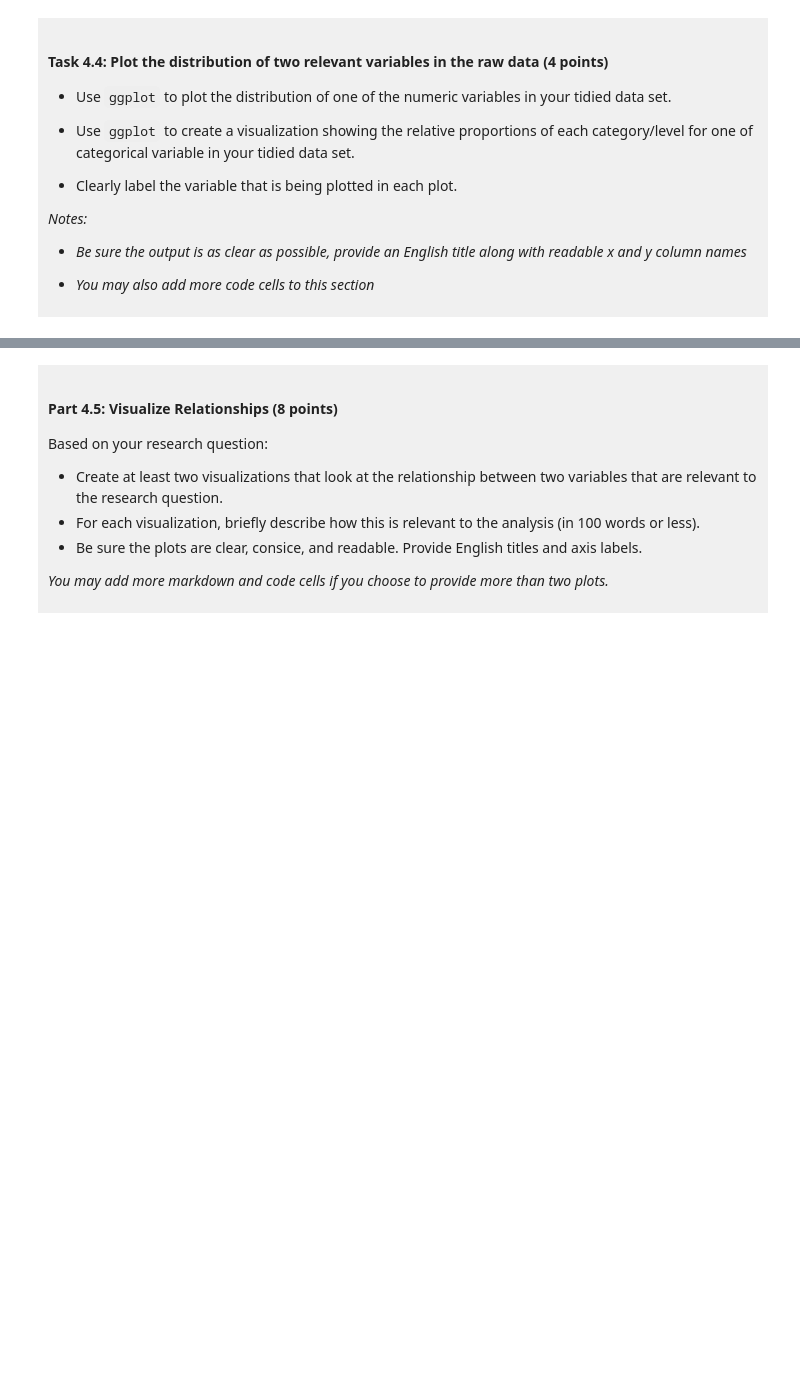
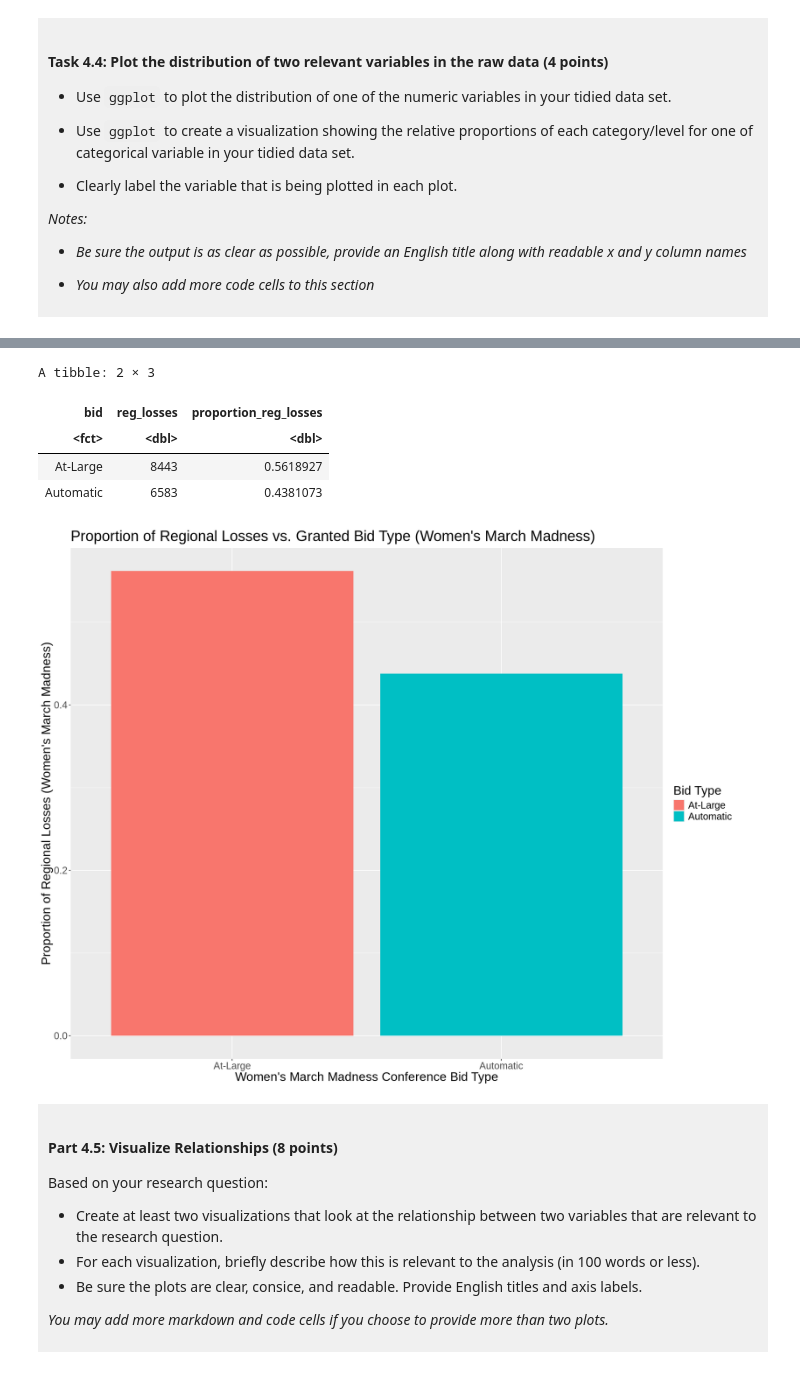
Before and after one commit to saahithikasa-max/dsci-100-project-saahithi-kasa, a Jupyter notebook: dsci-100-project-notebook.ipynb, the cells around one changed output, grey strips where cells are left out. Drawn from its saved outputs; the diff is of its cells as text; code cells hidden in the pictures; blank space fills up the shorter version.

```diff
--- a/dsci-100-project-notebook.ipynb
+++ b/dsci-100-project-notebook.ipynb
@@ -309,5 +353,32 @@ You will refine your research question (if needed) and produce a tidy data set.
 # %%
 ### EDIT THIS CODE CELL FOR PLOT 2 ###
+# Use ggplot to create a visualization showing the relative proportions of each category/level for one of categorical variable in your tidied data set.
+ # plot categorical variables for bids against regional losses
+
+options(repr.plot.width = 15, repr.plot.height = 12)
+
+reg_losses_proportions <- tidy_womens_march_madness |>
+                          group_by(bid) |>
+                          summarize(reg_losses = sum(reg_losses = sum(reg_losses, na.rm = TRUE))) |> # summarize function takes total of all regional loss values for each bid type
+                          mutate(proportion_reg_losses = (reg_losses/sum(reg_losses))) # divides total reg_losses values by their sums, generating their respective proportions
+reg_losses_proportions
+
+reg_losses_plot <- reg_losses_proportions |>
+                   ggplot(aes(x = bid, y = proportion_reg_losses, fill = bid)) +
+                   geom_bar(stat = "identity") +
+                   labs(x = "Women's March Madness Conference Bid Type",
+                        y = "Proportion of Regional Losses (Women's March Madness)",
+                        fill = "Bid Type",
+                        title = "Proportion of Regional Losses vs. Granted Bid Type (Women's March Madness)") +
+                   theme(text = element_text(size = 19))
+reg_losses_plot
+# %% [output]
+A tibble: 2 × 3
+| bid | reg_losses | proportion_reg_losses |
+| <fct> | <dbl> | <dbl> |
+| At-Large | 8443 | 0.5618927 |
+| Automatic | 6583 | 0.4381073 |
+[figure, added]
 # %% [markdown]
 <div style="background-color: #f0f0f0; padding: 10px;">
 
```
Also changed, not shown: parts of 9 cells of this notebook.
